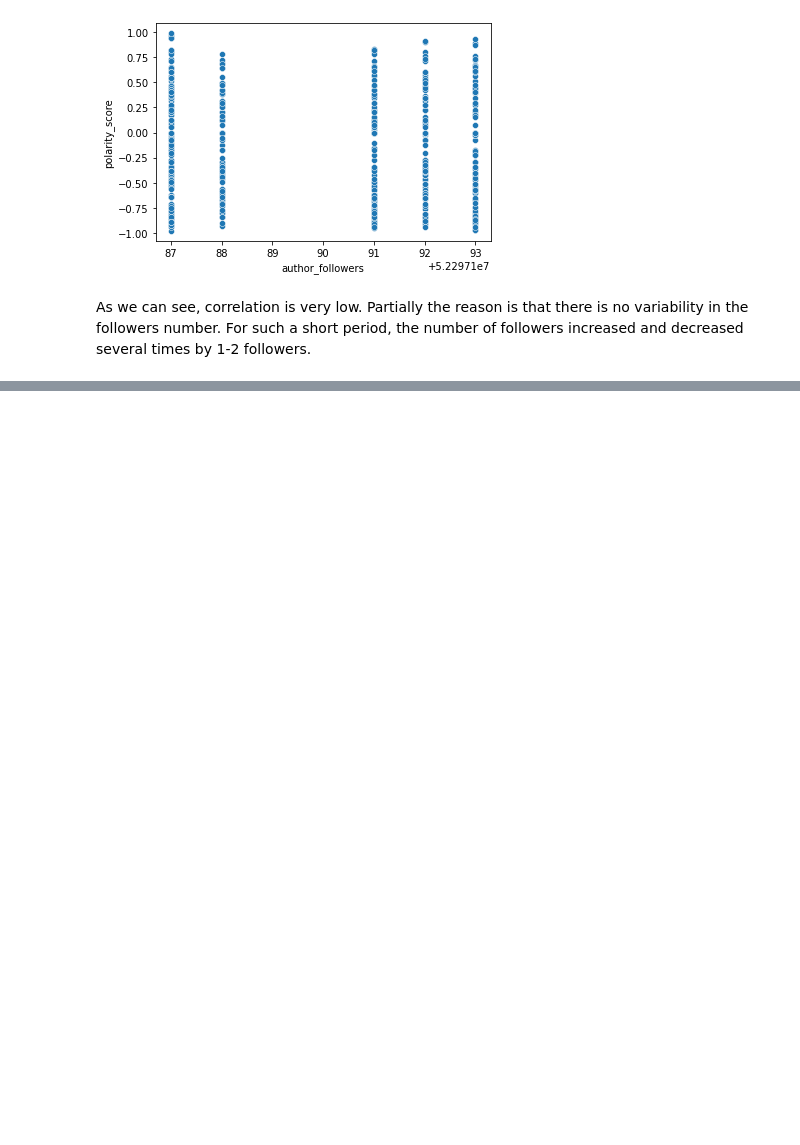
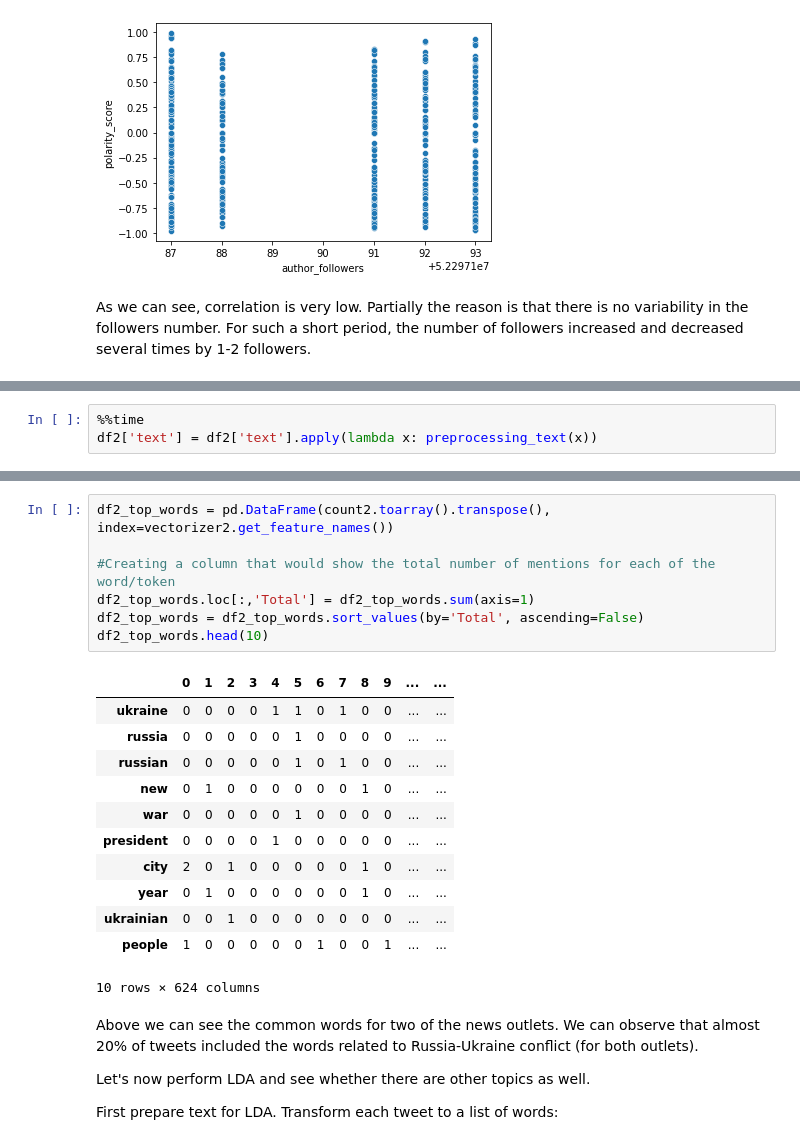
Before and after one commit to damirash/Analysis-of-Tweet_News, a Jupyter notebook: code - Abay.ipynb, the cells around one changed output, grey strips where cells are left out. Cells and saved outputs as stored; diff of their text form; blank space fills up the shorter version.

```diff
--- a/code - Abay.ipynb
+++ b/code - Abay.ipynb
@@ -268,0 +302,3 @@ As we can see, correlation is very low. Partially the reason is that there is no
+# %%
+%%time
+df2['text'] = df2['text'].apply(lambda x: preprocessing_text(x))
@@ -268,0 +338,26 @@ As we can see, correlation is very low. Partially the reason is that there is no
+# %%
+df2_top_words = pd.DataFrame(count2.toarray().transpose(), index=vectorizer2.get_feature_names())
+
+#Creating a column that would show the total number of mentions for each of the word/token
+df2_top_words.loc[:,'Total'] = df2_top_words.sum(axis=1)
+df2_top_words = df2_top_words.sort_values(by='Total', ascending=False)
+df2_top_words.head(10)
+# %% [output]
+|  | 0 | 1 | 2 | 3 | 4 | 5 | 6 | 7 | 8 | 9 | ... | ... |
+| ukraine | 0 | 0 | 0 | 0 | 1 | 1 | 0 | 1 | 0 | 0 | ... | ... |
+| russia | 0 | 0 | 0 | 0 | 0 | 1 | 0 | 0 | 0 | 0 | ... | ... |
+| russian | 0 | 0 | 0 | 0 | 0 | 1 | 0 | 1 | 0 | 0 | ... | ... |
+| new | 0 | 1 | 0 | 0 | 0 | 0 | 0 | 0 | 1 | 0 | ... | ... |
+| war | 0 | 0 | 0 | 0 | 0 | 1 | 0 | 0 | 0 | 0 | ... | ... |
+| president | 0 | 0 | 0 | 0 | 1 | 0 | 0 | 0 | 0 | 0 | ... | ... |
+| city | 2 | 0 | 1 | 0 | 0 | 0 | 0 | 0 | 1 | 0 | ... | ... |
+| year | 0 | 1 | 0 | 0 | 0 | 0 | 0 | 0 | 1 | 0 | ... | ... |
+| ukrainian | 0 | 0 | 1 | 0 | 0 | 0 | 0 | 0 | 0 | 0 | ... | ... |
+| people | 1 | 0 | 0 | 0 | 0 | 0 | 1 | 0 | 0 | 1 | ... | ... |
+10 rows × 624 columns
+# %% [markdown]
+Above we can see the common words for two of the news outlets. We can observe that almost 20% of tweets included the words related to Russia-Ukraine conflict (for both outlets).
+
+Let's now perform LDA and see whether there are other topics as well.
+
+First prepare text for LDA. Transform each tweet to a list of words:
```
Also changed, not shown: parts of 65 cells of this notebook.
